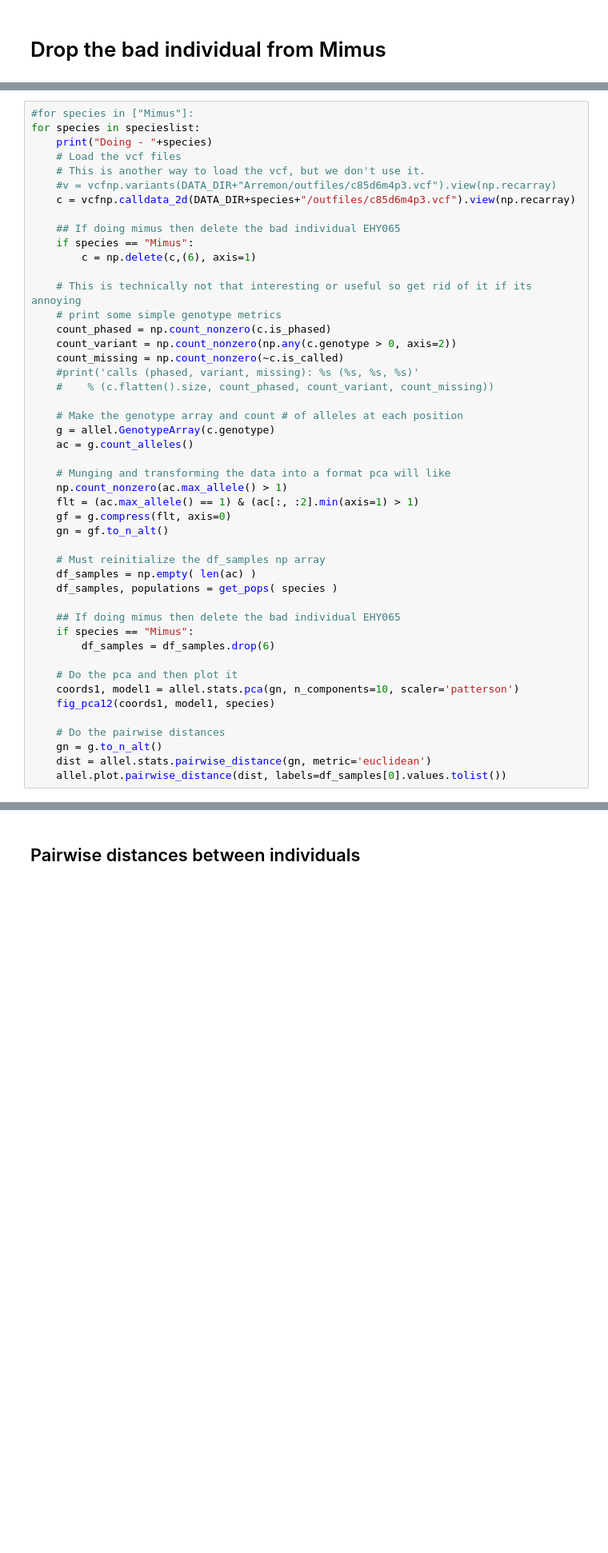
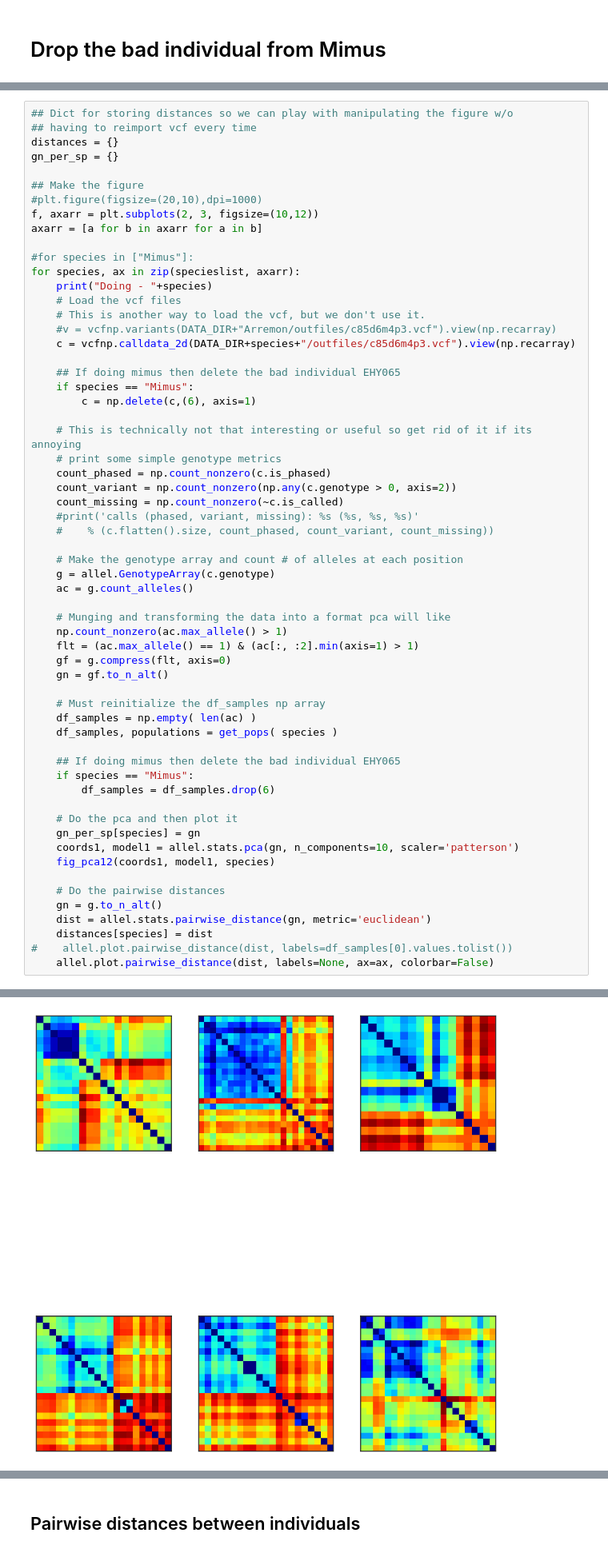
Before and after one commit to isaacovercast/lab-notebooks, a Jupyter notebook: martum/MarTum-PCA.ipynb, the cells around one changed output, grey strips where cells are left out. Shown at 80% size. Cells and saved outputs as stored; diff of their text form; blank space fills up the shorter version.

```diff
--- a/martum/MarTum-PCA.ipynb
+++ b/martum/MarTum-PCA.ipynb
@@ -137,6 +142,16 @@ print(df_samples)
 # %%
+## Dict for storing distances so we can play with manipulating the figure w/o
+## having to reimport vcf every time
+distances = {}
+gn_per_sp = {}
+
+## Make the figure
+#plt.figure(figsize=(20,10),dpi=1000)
+f, axarr = plt.subplots(2, 3, figsize=(10,12))
+axarr = [a for b in axarr for a in b]
+
 #for species in ["Mimus"]:
-for species in specieslist:
+for species, ax in zip(specieslist, axarr):
     print("Doing - "+species)
     # Load the vcf files
     # This is another way to load the vcf, but we don't use it.
@@ -174,11 +189,14 @@ for species in specieslist:
         df_samples = df_samples.drop(6)
 
     # Do the pca and then plot it
+    gn_per_sp[species] = gn
     coords1, model1 = allel.stats.pca(gn, n_components=10, scaler='patterson')
     fig_pca12(coords1, model1, species)
 
     # Do the pairwise distances
     gn = g.to_n_alt()
     dist = allel.stats.pairwise_distance(gn, metric='euclidean')
-    allel.plot.pairwise_distance(dist, labels=df_samples[0].values.tolist())
+    distances[species] = dist
+#    allel.plot.pairwise_distance(dist, labels=df_samples[0].values.tolist())
+    allel.plot.pairwise_distance(dist, labels=None, ax=ax, colorbar=False)
 # %% [output]
@@ -201,0 +221 @@ Doing - Saltator
+[figure, added]
```
Also changed, not shown: parts of 10 cells of this notebook, 5 other files.
